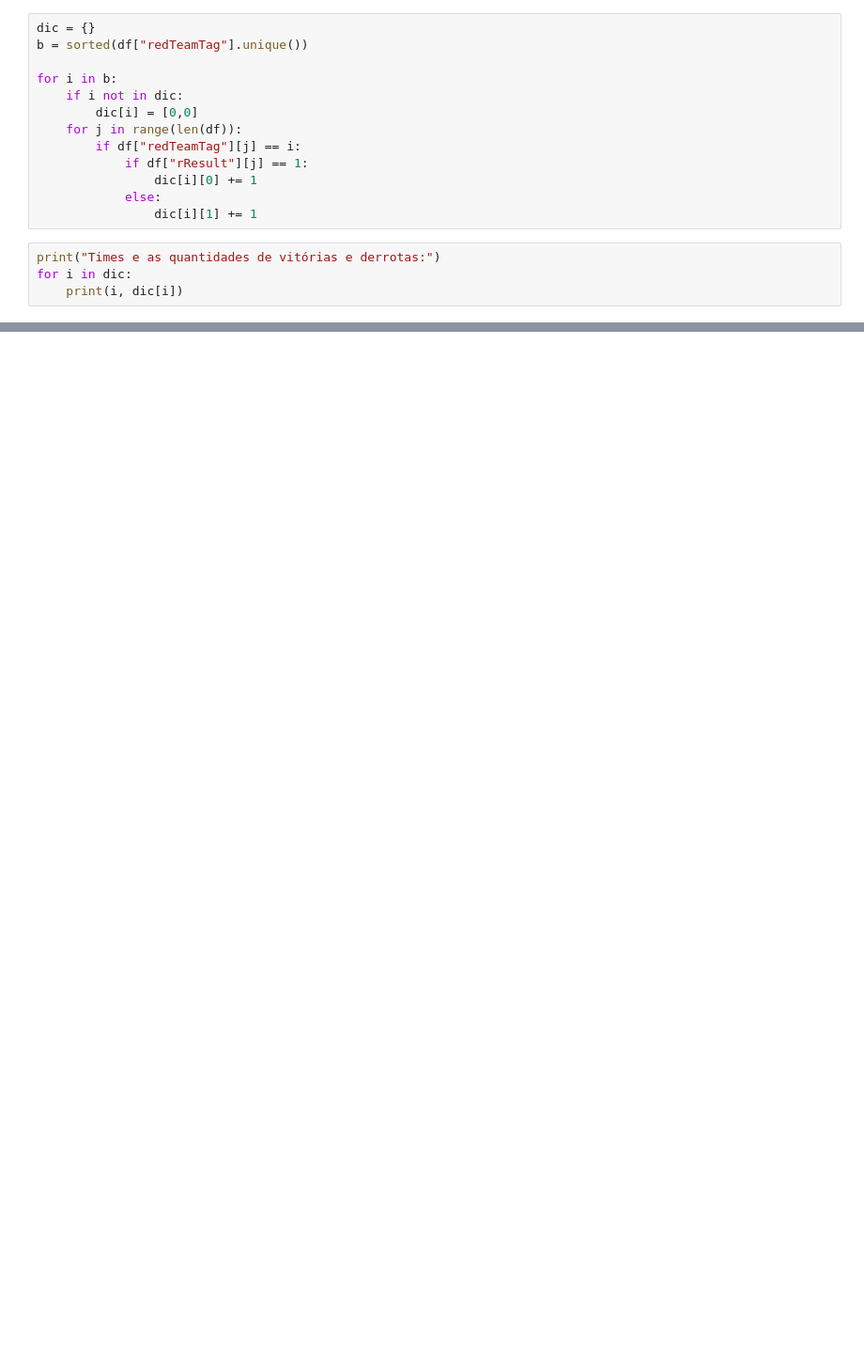
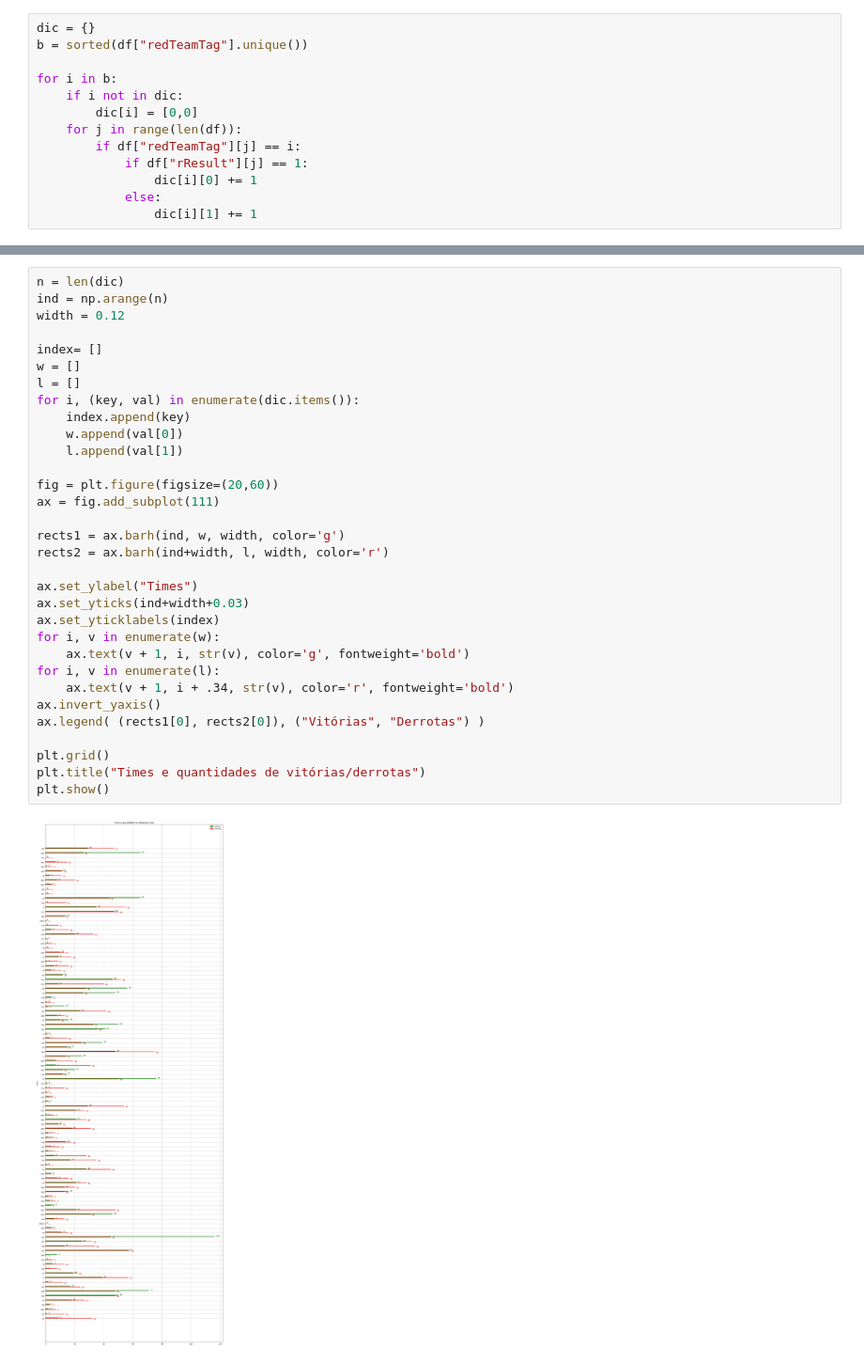
Before and after one commit to LiuSeeker/CieDados, a Jupyter notebook: Projeto 3/Untitled.ipynb, the cells around one changed output, grey strips where cells are left out. Shown: that part at 94% size. Cells and saved outputs as stored; diff of their text form; blank space fills up the shorter version.

```diff
--- a/Projeto 3/Untitled.ipynb
+++ b/Projeto 3/Untitled.ipynb
@@ -84,7 +70,3 @@ for i in b:
                 dic[i][0] += 1
             else:
                 dic[i][1] += 1
-# %%
-print("Times e as quantidades de vitórias e derrotas:")
-for i in dic:
-    print(i, dic[i])
@@ -111,0 +73,34 @@ yoeFW [3, 0]
+# %%
+n = len(dic)
+ind = np.arange(n)
+width = 0.12
+
+index= []
+w = []
+l = []
+for i, (key, val) in enumerate(dic.items()):
+    index.append(key)
+    w.append(val[0])
+    l.append(val[1])
+
+fig = plt.figure(figsize=(20,60))
+ax = fig.add_subplot(111)
+
+rects1 = ax.barh(ind, w, width, color='g')
+rects2 = ax.barh(ind+width, l, width, color='r')
+
+ax.set_ylabel("Times")
+ax.set_yticks(ind+width+0.03)
+ax.set_yticklabels(index)
+for i, v in enumerate(w):
+    ax.text(v + 1, i, str(v), color='g', fontweight='bold')
+for i, v in enumerate(l):
+    ax.text(v + 1, i + .34, str(v), color='r', fontweight='bold')
+ax.invert_yaxis()
+ax.legend( (rects1[0], rects2[0]), ("Vitórias", "Derrotas") )
+
+plt.grid()
+plt.title("Times e quantidades de vitórias/derrotas")
+plt.show()
+# %% [output]
+[figure, added]
```
Also changed, not shown: parts of 19 cells of this notebook.
